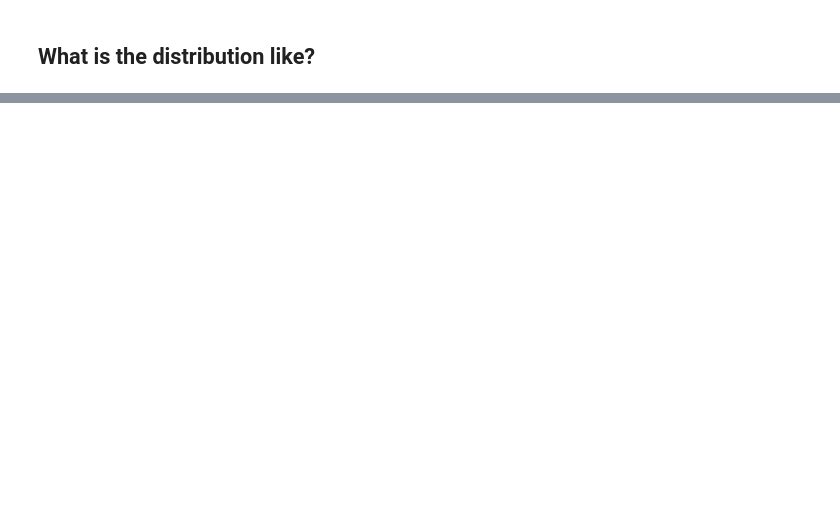
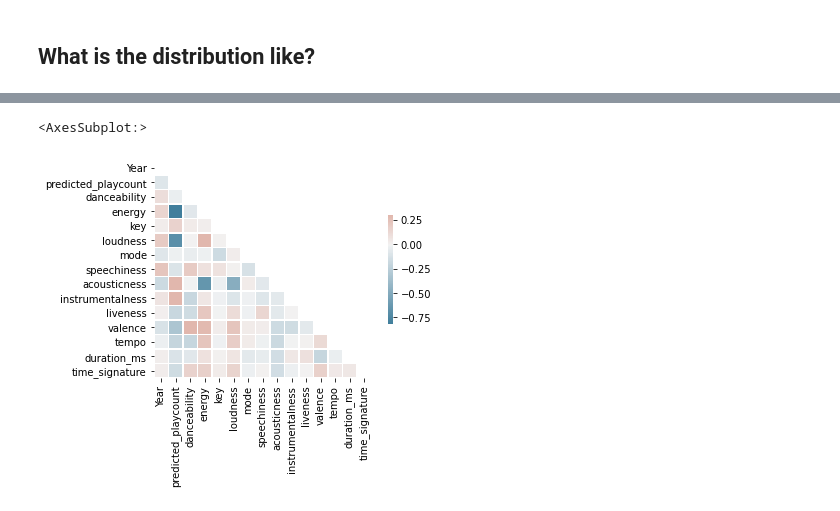
Before and after one commit to jmoro0408/Spotify_Analysis_2.0, a Jupyter notebook: ml_stuff/prediction_postprocessing.ipynb, the cells around one changed output, grey strips where cells are left out. Cells and saved outputs as stored; diff of their text form; code cells hidden in the pictures; blank space fills up the shorter version.

```diff
--- a/ml_stuff/prediction_postprocessing.ipynb
+++ b/ml_stuff/prediction_postprocessing.ipynb
@@ -54,0 +110,16 @@ sns.histplot(data = prediction_df, stat = "count")
+# %%
+corr_matrix = combined_df.corr()
+corr_matrix["predicted_playcount"].sort_values(ascending=False)
+
+import numpy as np
+mask = np.triu(np.ones_like(corr_matrix, dtype=bool))
+
+# Generate a custom diverging colormap
+cmap = sns.diverging_palette(230, 20, as_cmap=True)
+
+# Draw the heatmap with the mask and correct aspect ratio
+sns.heatmap(corr_matrix, mask=mask, cmap=cmap, vmax=.3, center=0,
+            square=True, linewidths=.5, cbar_kws={"shrink": .5})
+# %% [output]
+<AxesSubplot:>
+[figure, added]
```
Also changed, not shown: parts of 18 cells of this notebook, 1 other file.
